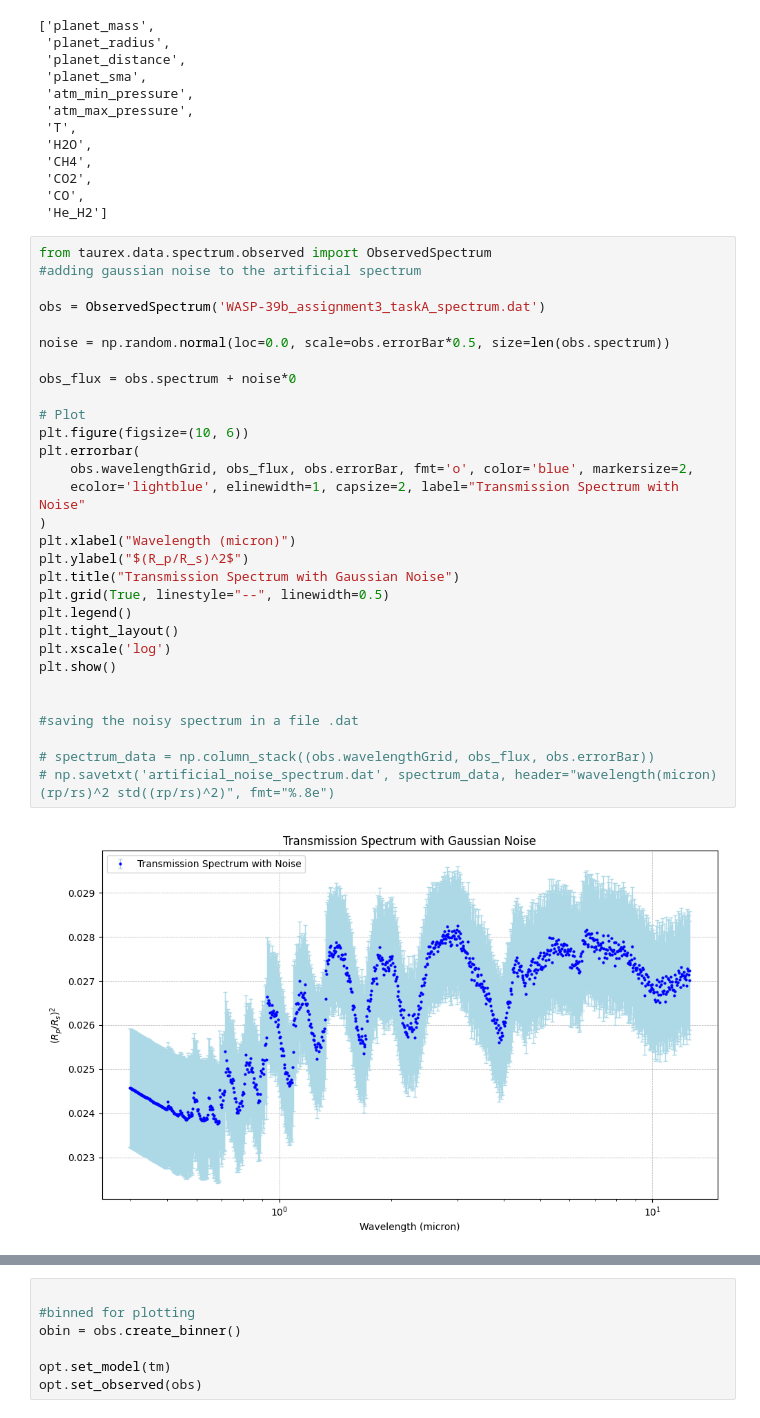
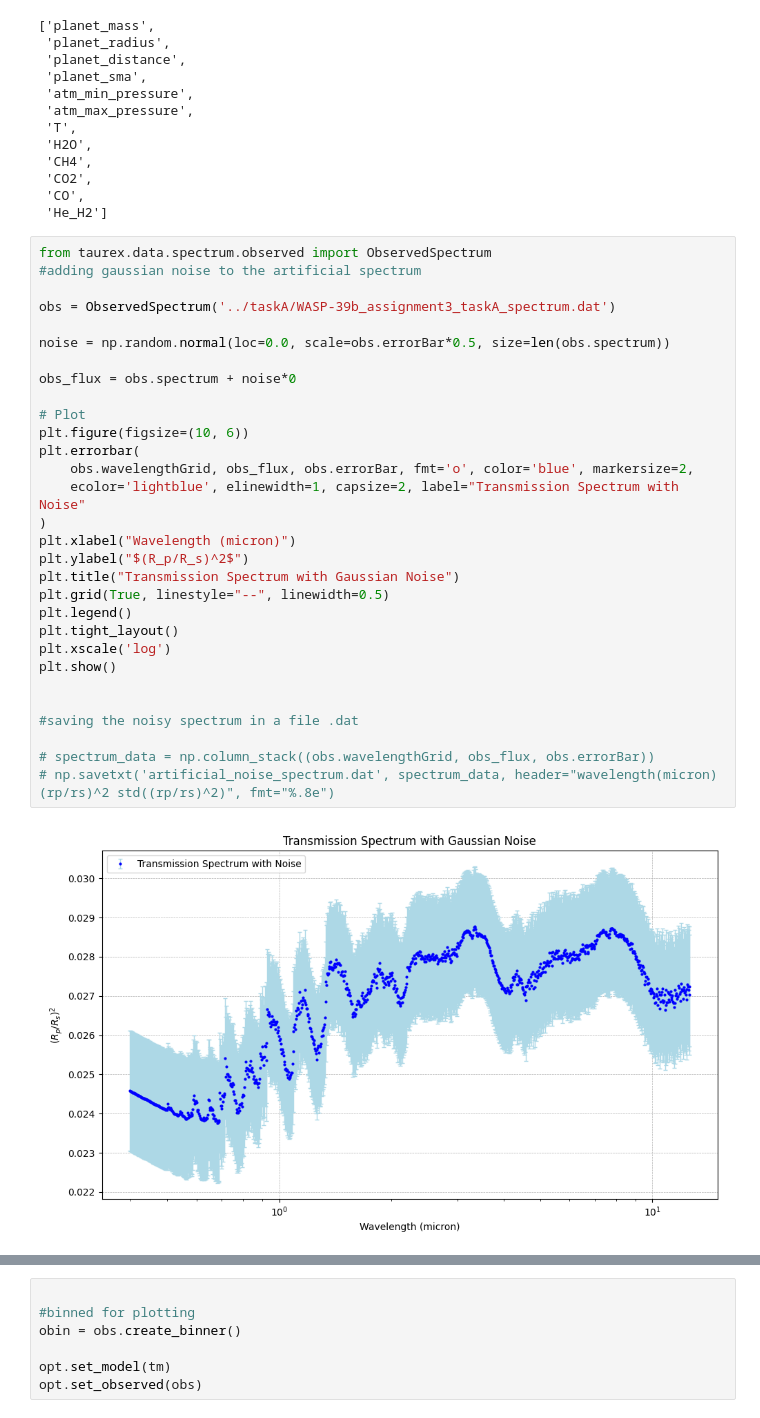
Before and after one commit to riccsimo/T_G_B_T, a Jupyter notebook: Assignment3/taskC/wasp_39b_atmosphere_TaskC.ipynb, the cells around one changed output, grey strips where cells are left out. Drawn from its saved outputs; the diff is of its cells as text.

Commit message:
Task E & F

```diff
--- a/Assignment3/taskC/wasp_39b_atmosphere_TaskC.ipynb
+++ b/Assignment3/taskC/wasp_39b_atmosphere_TaskC.ipynb
@@ -158,35 +158,35 @@ list(tm.fittingParameters.keys())
 # %%
 from taurex.data.spectrum.observed import ObservedSpectrum
 #adding gaussian noise to the artificial spectrum
 
-obs = ObservedSpectrum('WASP-39b_assignment3_taskA_spectrum.dat')
+obs = ObservedSpectrum('../taskA/WASP-39b_assignment3_taskA_spectrum.dat')
 
 noise = np.random.normal(loc=0.0, scale=obs.errorBar*0.5, size=len(obs.spectrum))
 
 obs_flux = obs.spectrum + noise*0
 
 # Plot
 plt.figure(figsize=(10, 6))
 plt.errorbar(
     obs.wavelengthGrid, obs_flux, obs.errorBar, fmt='o', color='blue', markersize=2,
     ecolor='lightblue', elinewidth=1, capsize=2, label="Transmission Spectrum with Noise"
 )
 plt.xlabel("Wavelength (micron)")
 plt.ylabel("$(R_p/R_s)^2$")
 plt.title("Transmission Spectrum with Gaussian Noise")
 plt.grid(True, linestyle="--", linewidth=0.5)
 plt.legend()
 plt.tight_layout()
 plt.xscale('log')
 plt.show()
 
 
 #saving the noisy spectrum in a file .dat
 
 # spectrum_data = np.column_stack((obs.wavelengthGrid, obs_flux, obs.errorBar))
 # np.savetxt('artificial_noise_spectrum.dat', spectrum_data, header="wavelength(micron) (rp/rs)^2 std((rp/rs)^2)", fmt="%.8e")
 # %% [output]
-[figure, old version]
+[figure, new version]
 # %%
 native_grid, rprs, tau, _ = res
 
```
Also changed, not shown: parts of 3 cells of this notebook, 4 other files.
